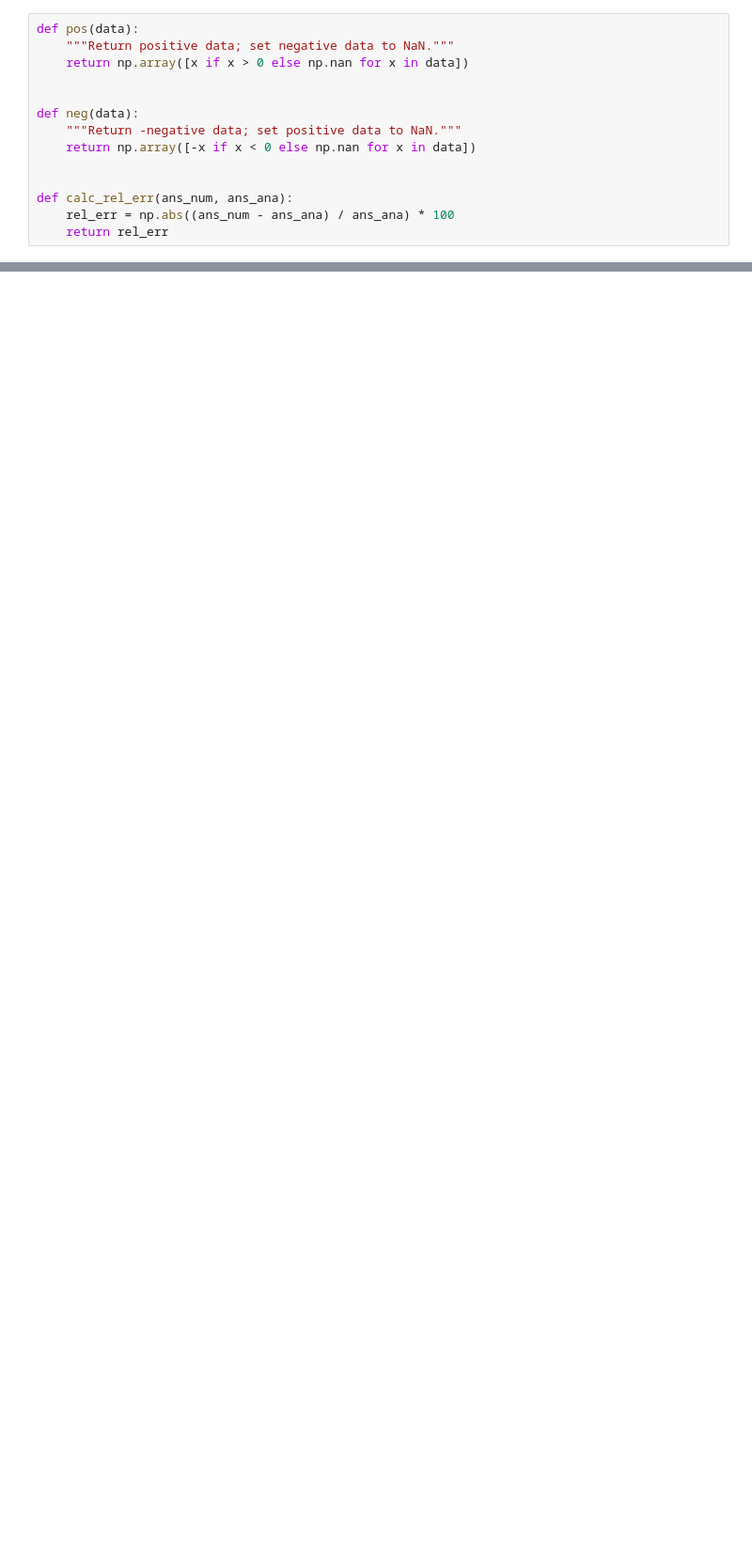
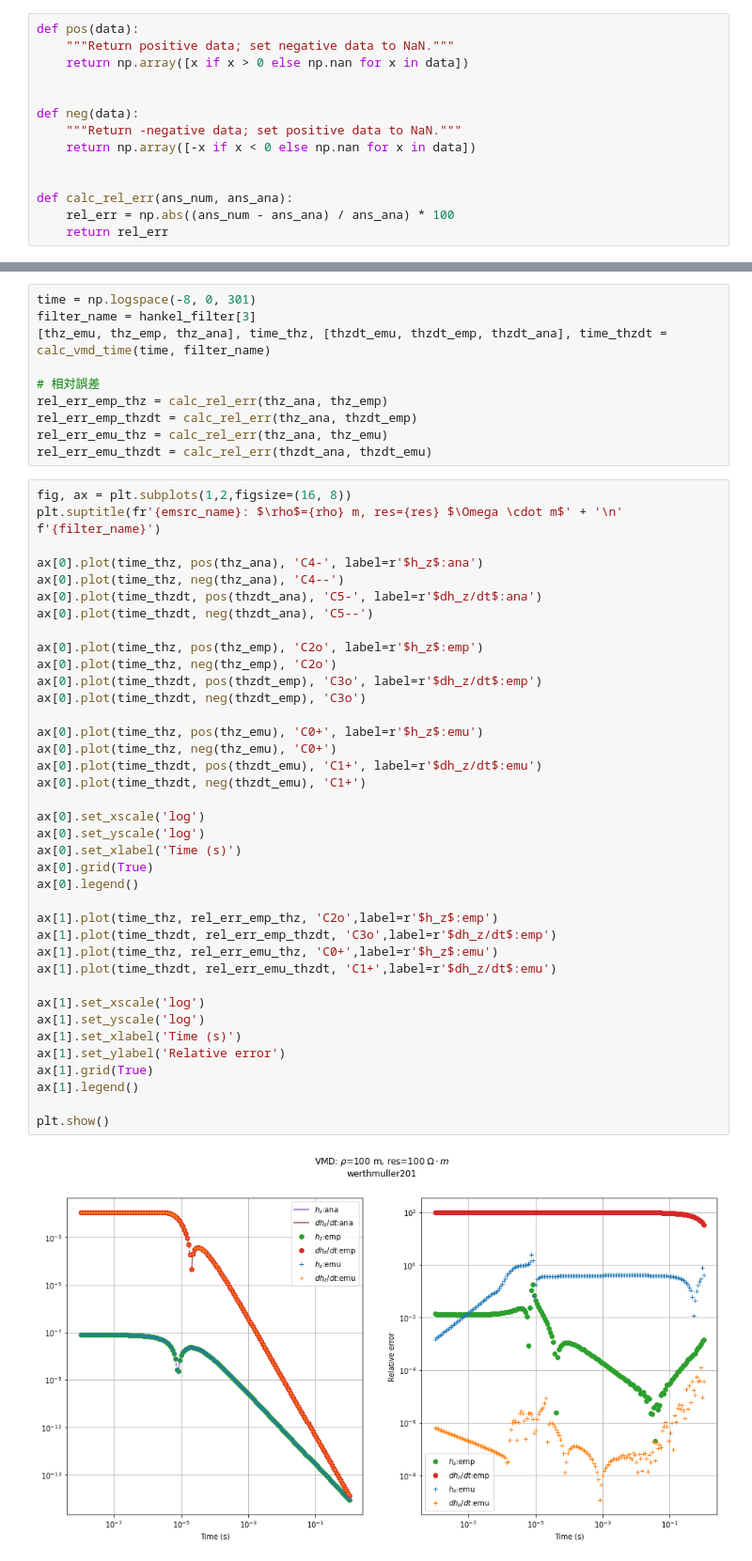
Before and after one commit to WasedaGeophysics/emulatte, a Jupyter notebook: example/Ward_and_Hohmann_1988/vmd.ipynb, the cells around one changed output, grey strips where cells are left out. Shown at 94% size. Saved outputs shown, nothing was run; the diff lists cells and outputs as text; blank space fills up the shorter version.

```diff
--- a/example/Ward_and_Hohmann_1988/vmd.ipynb
+++ b/example/Ward_and_Hohmann_1988/vmd.ipynb
@@ -251,0 +89,50 @@ plt.show()
+# %%
+time = np.logspace(-8, 0, 301)
+filter_name = hankel_filter[3]
+[thz_emu, thz_emp, thz_ana], time_thz, [thzdt_emu, thzdt_emp, thzdt_ana], time_thzdt = calc_vmd_time(time, filter_name)
+
+# 相対誤差
+rel_err_emp_thz = calc_rel_err(thz_ana, thz_emp)
+rel_err_emp_thzdt = calc_rel_err(thz_ana, thzdt_emp)
+rel_err_emu_thz = calc_rel_err(thz_ana, thz_emu)
+rel_err_emu_thzdt = calc_rel_err(thzdt_ana, thzdt_emu)
+# %%
+fig, ax = plt.subplots(1,2,figsize=(16, 8))
+plt.suptitle(fr'{emsrc_name}: $\rho$={rho} m, res={res} $\Omega \cdot m$' + '\n' f'{filter_name}')
+
+ax[0].plot(time_thz, pos(thz_ana), 'C4-', label=r'$h_z$:ana')
+ax[0].plot(time_thz, neg(thz_ana), 'C4--')
+ax[0].plot(time_thzdt, pos(thzdt_ana), 'C5-', label=r'$dh_z/dt$:ana')
+ax[0].plot(time_thzdt, neg(thzdt_ana), 'C5--')
+
+ax[0].plot(time_thz, pos(thz_emp), 'C2o', label=r'$h_z$:emp')
+ax[0].plot(time_thz, neg(thz_emp), 'C2o')
+ax[0].plot(time_thzdt, pos(thzdt_emp), 'C3o', label=r'$dh_z/dt$:emp')
+ax[0].plot(time_thzdt, neg(thzdt_emp), 'C3o')
+
+ax[0].plot(time_thz, pos(thz_emu), 'C0+', label=r'$h_z$:emu')
+ax[0].plot(time_thz, neg(thz_emu), 'C0+')
+ax[0].plot(time_thzdt, pos(thzdt_emu), 'C1+', label=r'$dh_z/dt$:emu')
+ax[0].plot(time_thzdt, neg(thzdt_emu), 'C1+')
+
+ax[0].set_xscale('log')
+ax[0].set_yscale('log')
+ax[0].set_xlabel('Time (s)')
+ax[0].grid(True)
+ax[0].legend()
+
+ax[1].plot(time_thz, rel_err_emp_thz, 'C2o',label=r'$h_z$:emp')
+ax[1].plot(time_thzdt, rel_err_emp_thzdt, 'C3o',label=r'$dh_z/dt$:emp')
+ax[1].plot(time_thz, rel_err_emu_thz, 'C0+',label=r'$h_z$:emu')
+ax[1].plot(time_thzdt, rel_err_emu_thzdt, 'C1+',label=r'$dh_z/dt$:emu')
+
+ax[1].set_xscale('log')
+ax[1].set_yscale('log')
+ax[1].set_xlabel('Time (s)')
+ax[1].set_ylabel('Relative error')
+ax[1].grid(True)
+ax[1].legend()
+
+plt.show()
+# %% [output]
+[figure, added]
```
Also changed, not shown: parts of 10 cells of this notebook, 6 other files.
